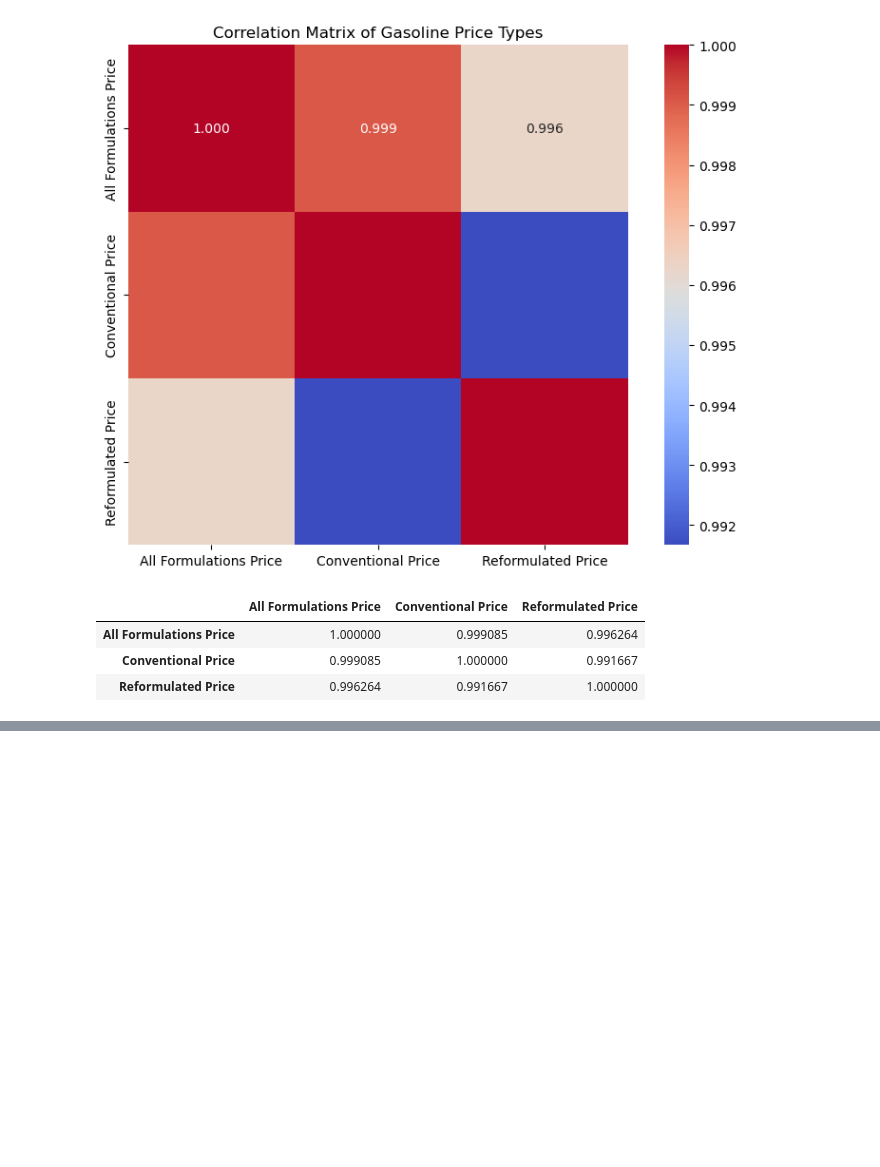
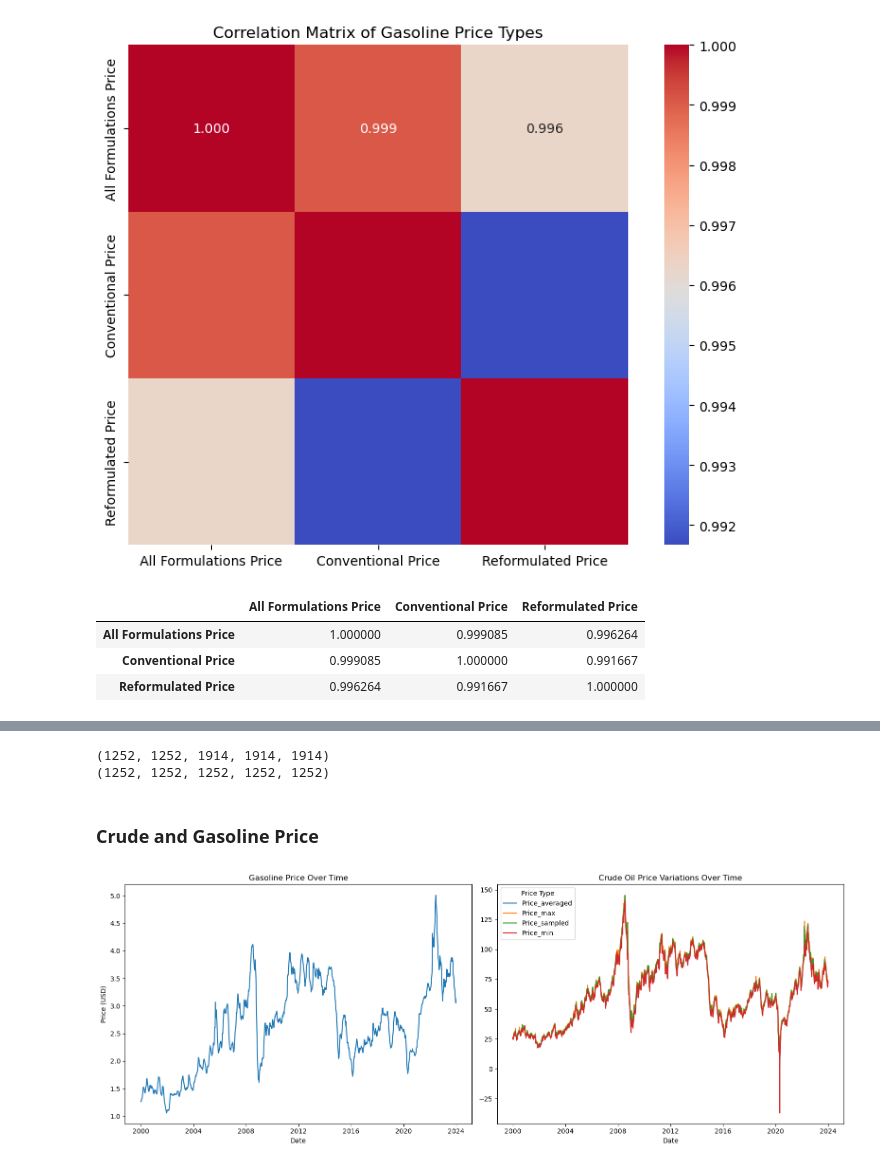
Before and after one commit to RheaBose/Citadel-women-datathon-2025, a Jupyter notebook: crude_gas_EDA.ipynb, the cells around one changed output, grey strips where cells are left out. Saved outputs shown, nothing was run; the diff lists cells and outputs as text; code cells hidden in the pictures; blank space fills up the shorter version.

```diff
--- a/crude_gas_EDA.ipynb
+++ b/crude_gas_EDA.ipynb
@@ -198,7 +197,7 @@ dtype: int64
 # %%
-WFI = commodity[commodity['Commodity_Simple'] == 'WTI'].rename(columns={'Date_Time': 'Date', 'Value': 'Price'})
-WFI['Date'] = pd.to_datetime(WFI['Date'])  # convert to datetime
-WFI.to_csv("datathon data/crude_oil/WFI.csv", index=False)
+wti = commodity[commodity['Commodity_Simple'] == 'WTI'].rename(columns={'Date_Time': 'Date', 'Value': 'Price'})
+wti['Date'] = pd.to_datetime(wti['Date'])  # convert to datetime
+wti.to_csv("datathon data/crude_oil/wti.csv", index=False)
 
 BRENT = commodity[commodity['Commodity_Simple'] == 'BRENT'].rename(columns={'Date_Time': 'Date', 'Value': 'Price'})
 BRENT['Date'] = pd.to_datetime(BRENT['Date'])  # convert to datetime
@@ -256,0 +232,56 @@ print(f"{len(WFI_sampled), len(WFI_averaged), len(WFI_max), len(WFI_min)}")
+# %%
+## Sample one date from each week
+BRENT_sampled = BRENT[BRENT['Date'].isin(regular_formulated_gas_prices['Date'])].rename({'Price':'Price_sampled'}, axis=1) #na for 129
+
+# Get the average price for each week
+BRENT_averaged_df = BRENT.resample('W-MON', on='Date')['Price'].mean().reset_index().rename({'Price':'Price_averaged'}, axis=1)#na for 0
+
+# Get the maximum and minimum price for each week
+BRENT_max_df =  BRENT.resample('W-MON', on='Date')['Price'].max().reset_index().rename({'Price':'Price_max'}, axis=1) #na for 0
+BRENT_min_df =  BRENT.resample('W-MON', on='Date')['Price'].min().reset_index().rename({'Price':'Price_min'}, axis=1) #na for 0
+
+print(f"{len(regular_formulated_gas_prices), len(BRENT_sampled), len(BRENT_averaged_df), len(BRENT_max_df), len(BRENT_min_df)}")
+
+min_date = "2000-01-03"
+max_date = "2023-12-25"
+
+# select the date
+BRENT_min = BRENT_min_df[(BRENT_min_df['Date']>= min_date) & (BRENT_min_df['Date'] <= max_date)]
+BRENT_averaged = BRENT_averaged_df[(BRENT_averaged_df['Date']>= min_date) & (BRENT_averaged_df['Date'] <= max_date)]
+BRENT_max = BRENT_max_df[(BRENT_max_df['Date']>= min_date) & (BRENT_max_df['Date'] <= max_date)]
+
+print(f"{len(regular_formulated_gas_prices), len(BRENT_sampled), len(BRENT_averaged), len(BRENT_max), len(BRENT_min)}")
+BRENT_gas = pd.merge(regular_formulated_gas_prices, BRENT_sampled, on='Date', how='inner').merge(BRENT_averaged, on='Date', how='inner').merge(BRENT_max, on='Date').merge(BRENT_min, on='Date')
+BRENT_gas.rename(columns={'Unit_x':'Unit_gas', 'Unit_y':'Unit_oil'}, inplace=True)
+# %% [output]
+(1252, 1252, 1914, 1914, 1914)
+(1252, 1252, 1252, 1252, 1252)
+# %% [markdown]
+### Crude and Gasoline Price
+# %%
+columns_ = ['Date', 'Price', 'Price_averaged', 'Price_max', 'Price_sampled', 'Price_min']
+df_melted = WTI_gas[columns_].melt(id_vars='Date', var_name='Price_Type', value_name='Price_Value')
+
+fig, axes = plt.subplots(1, 2, figsize=(16, 6), sharex=True)
+
+# Left subplot: only 'Price'
+df_price_only = df_melted[df_melted['Price_Type'] == 'Price']
+sns.lineplot(data=df_price_only, x='Date', y='Price_Value', hue='Price_Type', legend=False, ax=axes[0])
+axes[0].set_title("Gasoline Price Over Time")
+axes[0].set_xlabel("Date")
+axes[0].set_ylabel("Price (USD)")
+
+# Right subplot: all others except 'Price'
+df_other_prices = df_melted[df_melted['Price_Type'] != 'Price']
+sns.lineplot(data=df_other_prices, x='Date', y='Price_Value', hue='Price_Type', ax=axes[1])
+axes[1].set_title("Crude Oil Price Variations Over Time")
+axes[1].set_xlabel("Date")
+axes[1].set_ylabel("")
+
+# Adjust legend
+axes[1].legend(title='Price Type')
+
+plt.tight_layout()
+plt.show()
+# %% [output]
+[figure, added]
```
Also changed, not shown: parts of 28 cells of this notebook, 5 other files.
